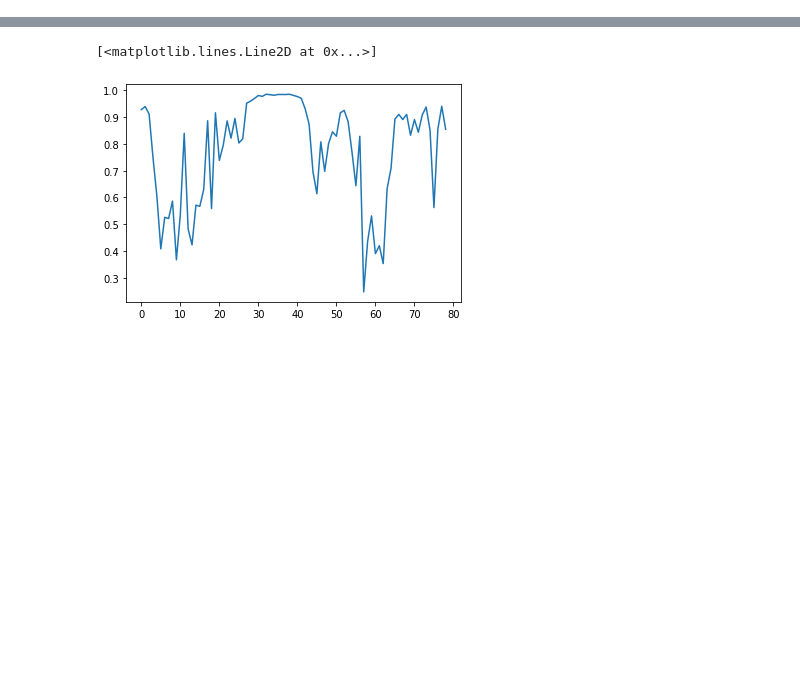
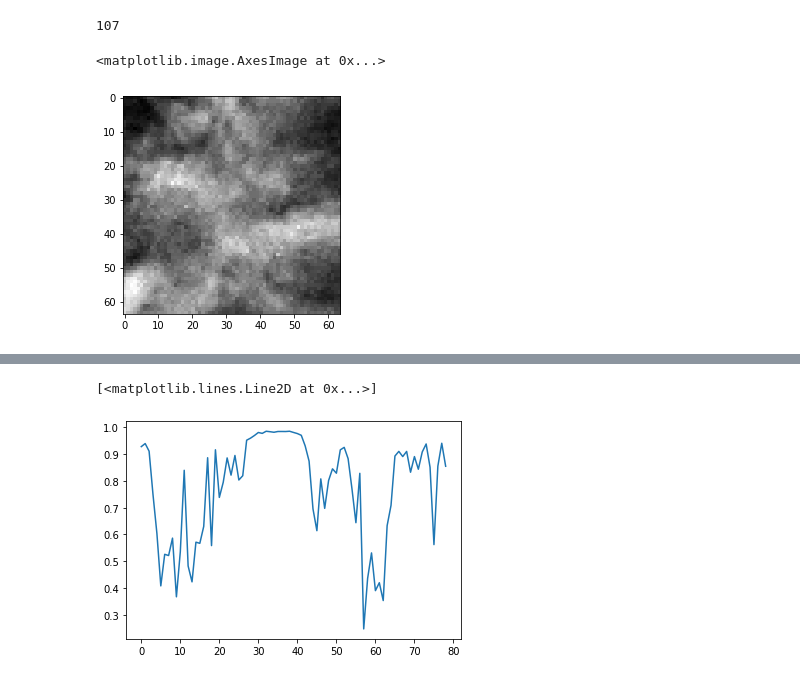
Before and after one commit to PranjalSahu/SEMISUNET, a Jupyter notebook: dbtnet.ipynb, the cells around one changed output, grey strips where cells are left out. Cells and saved outputs as stored; diff of their text form; code cells hidden in the pictures; blank space fills up the shorter version.

Commit message:
[STAR] Adding the code to extract the lesions from the volume

```diff
--- a/dbtnet.ipynb
+++ b/dbtnet.ipynb
@@ -1513,3 +1706,39 @@ class Averager:
     def reset(self):
         self.current_total = 0.0
         self.iterations = 0.0
+# %%
+# [STAR] For extracting the 3D lesion locations
+
+basepath  = '/home/drilnvm/DBTex/'
+df        = pd.read_csv('/home/drilnvm/DBTex/BCS-DBT-boxes-train.csv')
+
+all_lesions = []
+
+for val_index in tqdm(range(224)):
+    box_series  = df.iloc[val_index]
+    PatientID   = box_series["PatientID"]
+    StudyUID    = box_series["StudyUID"]
+    view        = box_series["View"]
+
+    slice_index = box_series["Slice"]
+    X           = box_series["X"]
+    Y           = box_series["Y"]
+    Width       = box_series["Width"]
+    Height      = box_series["Height"]
+
+    vol = np.load('/media/drilnvm/ubuntudata2/DBTEx_numpy/'+PatientID+'_'+StudyUID+'_'+view+'.npy')
+
+    temp  = np.array([X, Y, Width, Height])/4.0#all_target[up_90[slice_index][0]]
+    temp  = temp.astype('int')
+
+    midx = (temp[1] + temp[1]+temp[3])//2
+    midy = (temp[0] + temp[0]+temp[2])//2
+
+    lesion_size = 32
+    z_depth     = 8
+    lesion      = vol[slice_index-z_depth:slice_index+z_depth, midx-lesion_size:midx+lesion_size, midy-lesion_size:midy+lesion_size]
+
+    print(lesion.shape)
+    all_lesions.append(lesion)
+
+print(len(all_lesions))
@@ -1515,0 +1943,9 @@ class Averager:
+# %%
+index = random.randint(0, len(all_lesions)-1)
+print(index)
+img   = all_lesions[index][8]
+plt.imshow(img.astype('float32'), cmap='gray')
+# %% [output]
+107
+<matplotlib.image.AxesImage at 0x...>
+[figure, added]
```
Also changed, not shown: parts of 30 cells of this notebook.
